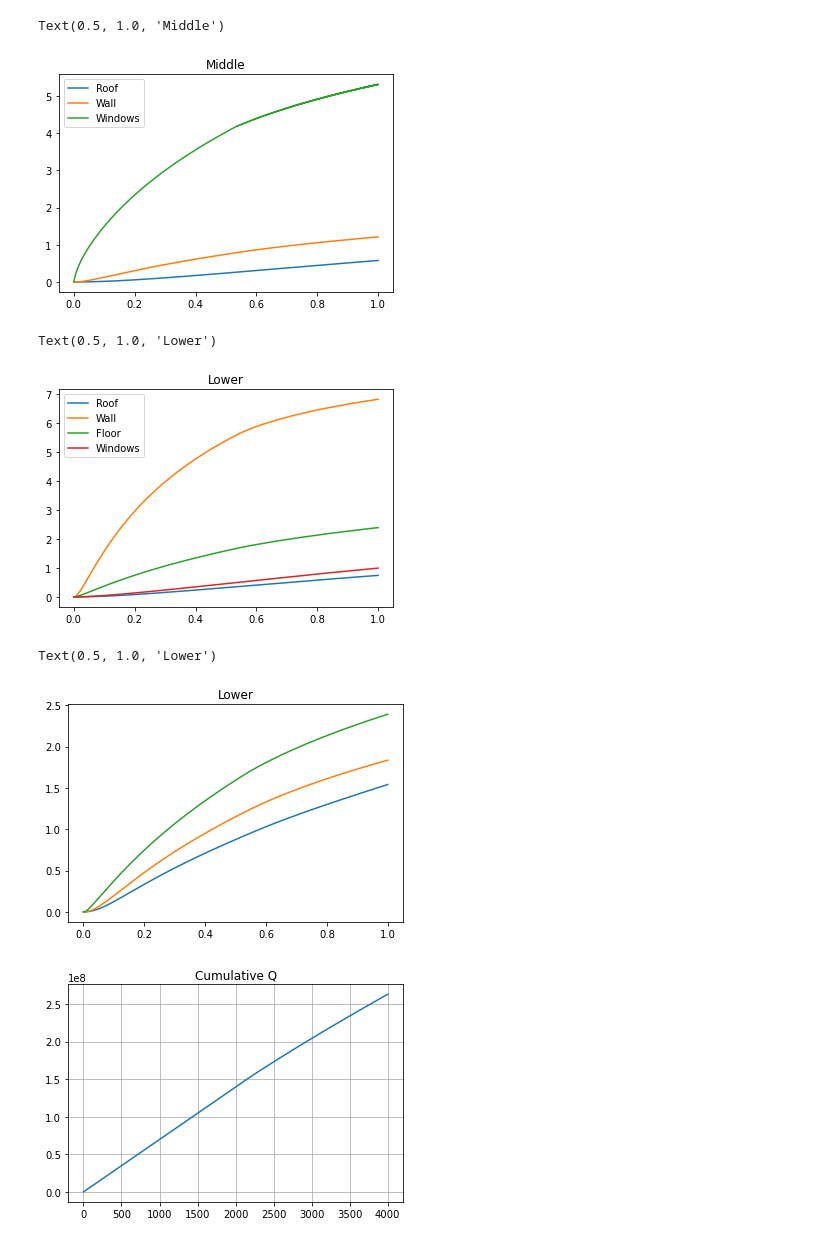
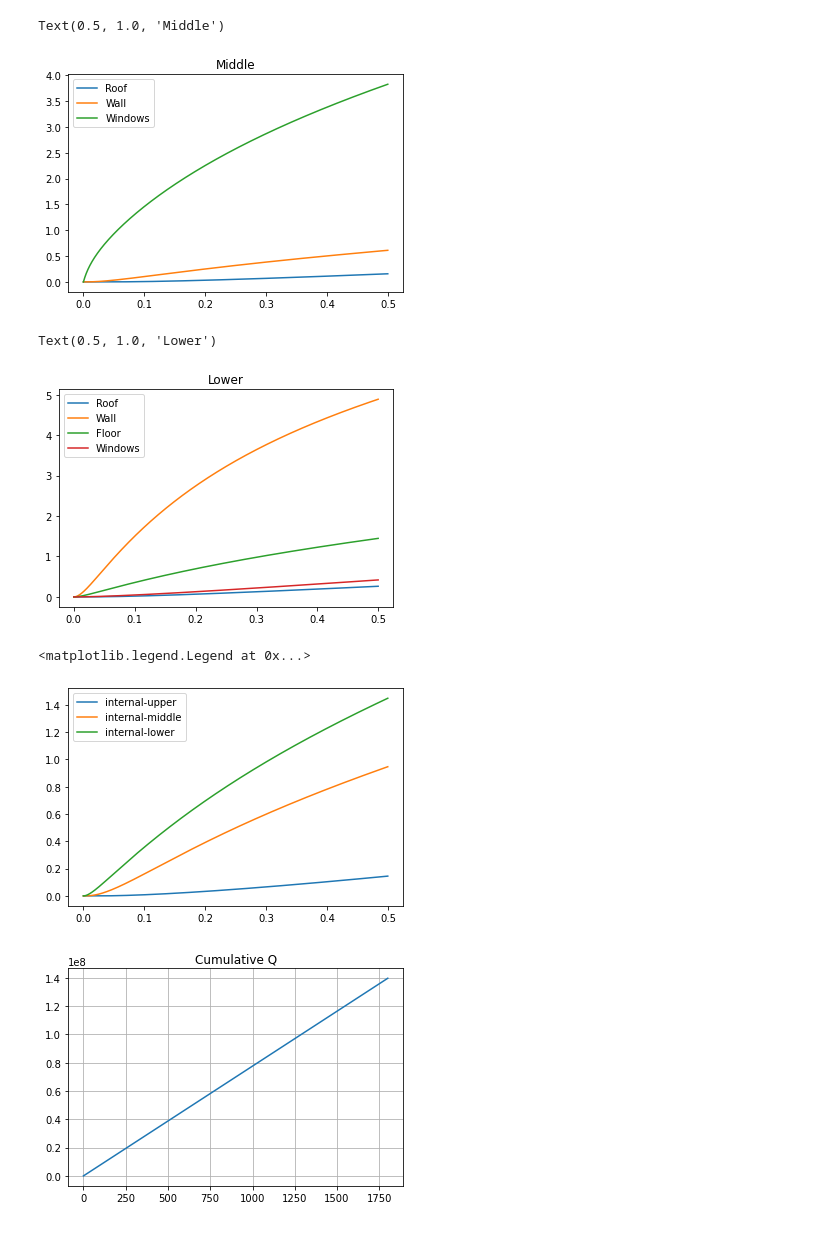
Before and after one commit to l-hemsley/HeatingModel, a Jupyter notebook: ChurchModel.ipynb, the cells around one changed output. Drawn from its saved outputs; the diff is of its cells as text; code cells hidden in the pictures.

Commit message:
update hotspot model

```diff
--- a/ChurchModel.ipynb
+++ b/ChurchModel.ipynb
@@ -23,8 +23,8 @@ from ReadInParameters import *
 # make Qin model for different types of heating
 # %%
 ## INITIALIZATION for time, and distance step?
-total_time_h=1 #hours
-t_step=0.9 #s
+total_time_h=0.5 #hours
+t_step=1 #s
 total_time_s=total_time_h*60*60
 N_t_steps=int(total_time_s/t_step)
 #cell_length=0.5
@@ -46,6 +46,8 @@ data_array_T_room_lower=np.zeros(int(N_t_steps))
 Qs=np.zeros(int(N_t_steps))
 data_array_surfaces=np.zeros([int(N_t_steps),13])
 Qin_cumul=[0]
+
+data_array_hotspot=np.zeros(int(N_t_steps))
 
 for t in tqdm(range(N_t_steps)):
 
@@ -77,30 +79,30 @@ for t in tqdm(range(N_t_steps)):
 
     ## LAYER UPPER
     [Qout_room_total,surface_array_upper]=do_surfaces_in_room(surface_array_upper,upper.T_room,t_step,T_exterior)
-    Qout_room_to_hotspot=do_hotspots_in_room(hotspots[0],upper.T_room,t_step)
+    Qout_room_to_hotspot=do_hotspots_in_room(hotspots[0],t_step,T_exterior)
+    data_array_hotspot[t]=Qout_room_to_hotspot
     [Qout_room_to_internals,internals[0]]=do_internals_in_room(internals[0],upper.T_room,t_step,T_exterior)
     Qout_upper_to_middle=calculate_Qout_convective(upper.U,upper.area,upper.T_room,middle.T_room)
-    Qout_room_total=Qout_room_total+Qout_upper_to_middle+ Qout_room_to_hotspot+Qout_room_to_internals
-    #print(Qout_room_to_hotspot)
     Q_leak_upper=upper.airchanges_per_hour*upper.volume*t_step*upper.densityC*(upper.T_room-T_exterior)/3600
-    upper.T_room=upper.T_room+calculate_Tchange(upper.Qin-Q_leak_upper,Qout_room_total,t_step,upper.densityC,upper.volume)
+    Qout_room_total=Qout_room_total+Qout_upper_to_middle+Qout_room_to_internals+Qout_room_to_hotspot+Q_leak_upper
+    upper.T_room=upper.T_room+calculate_Tchange(upper.Qin,Qout_room_total,t_step,upper.densityC,upper.volume)
 
     ## LAYER MIDDLE
     [Qout_room_total,surface_array_middle]=do_surfaces_in_room(surface_array_middle,middle.T_room,t_step,T_exterior)
-    Qout_room_to_hotspot=do_hotspots_in_room(hotspots[1],middle.T_room,t_step)
+    Qout_room_to_hotspot=do_hotspots_in_room(hotspots[1],t_step,T_exterior)
     [Qout_room_to_internals,internals[1]]=do_internals_in_room(internals[1],middle.T_room,t_step,T_exterior)
     Qout_middle_to_lower=calculate_Qout_convective(middle.U,middle.area,middle.T_room,lower.T_room)
-    Qout_room_total=Qout_room_total+Qout_middle_to_lower+ Qout_room_to_hotspot+Qout_room_to_internals
     Q_leak_middle=middle.airchanges_per_hour*middle.volume*t_step*middle.densityC*(middle.T_room-T_exterior)/3600
-    middle.T_room=middle.T_room+calculate_Tchange(middle.Qin+Qout_upper_to_middle-Q_leak_middle,Qout_room_total,t_step,middle.densityC,middle.volume)
+    Qout_room_total=Qout_room_total+Qout_middle_to_lower+Qout_room_to_internals+Qout_room_to_hotspot+Q_leak_middle
+    middle.T_room=middle.T_room+calculate_Tchange(middle.Qin+Qout_upper_to_middle,Qout_room_total,t_step,middle.densityC,middle.volume)
 
     ## LAYER LOWER
     [Qout_room_total,surface_array_lower]=do_surfaces_in_room(surface_array_lower,lower.T_room,t_step,T_exterior)
-    Qout_room_to_hotspot=do_hotspots_in_room(hotspots[2],lower.T_room,t_step)
+    Qout_room_to_hotspot=do_hotspots_in_room(hotspots[2],t_step,T_exterior)
     [Qout_room_to_internals,internals[2]]=do_internals_in_room(internals[2],lower.T_room,t_step,T_exterior)
-    Qout_room_total=Qout_room_total+ Qout_room_to_hotspot+Qout_room_to_internals
     Q_leak_lower=lower.airchanges_per_hour*lower.volume*t_step*lower.densityC*(lower.T_room-T_exterior)/3600
-    lower.T_room=lower.T_room+calculate_Tchange(lower.Qin+Qout_middle_to_lower-Q_leak_lower,Qout_room_total,t_step,lower.densityC,lower.volume)
+    Qout_room_total=Qout_room_total+ Qout_room_to_internals+Qout_room_to_hotspot+Q_leak_lower
+    lower.T_room=lower.T_room+calculate_Tchange(lower.Qin+Qout_middle_to_lower,Qout_room_total,t_step,lower.densityC,lower.volume)
 
     ## CUMUL Q
     Qin_cumul=np.append(Qin_cumul,Qin_cumul[t]+Qin_total*t_step)
@@ -136,27 +143,26 @@ plt.legend(iter(lineObjects), ('Roof','Wall','Windows','Hot Spot'))
 plt.title('Middle')
 # %% [output]
 Text(0.5, 1.0, 'Middle')
-[figure, old version]
+[figure, new version]
 # %%
 lineObjects =plt.plot(t_array,data_array_surfaces[:,6:10])
 plt.legend(iter(lineObjects), ('Roof','Wall','Floor','Windows','Hot Spot'))
 plt.title('Lower')
 # %% [output]
 Text(0.5, 1.0, 'Lower')
-[figure, old version]
+[figure, new version]
 # %%
 lineObjects =plt.plot(t_array,data_array_surfaces[:,10:13])
-plt.legend(iter(lineObjects), ('internal-upper','internal-middle','internal-lower','Windows','Hot Spot'))
-plt.title('Lower')
+plt.legend(iter(lineObjects), ('internal-upper','internal-middle','internal-lower'))
 # %% [output]
-Text(0.5, 1.0, 'Lower')
+<matplotlib.legend.Legend at 0x...>
-[figure, old version]
+[figure, new version]
 # %%
 plt.plot(Qin_cumul)
 plt.title('Cumulative Q')
 plt.grid('True')
 # %% [output]
-[figure, old version]
+[figure, new version]
 # %%
 plt.plot(internals[0].T_array)
 # %% [output]
```
Also changed, not shown: parts of 6 cells of this notebook, 3 other files.
